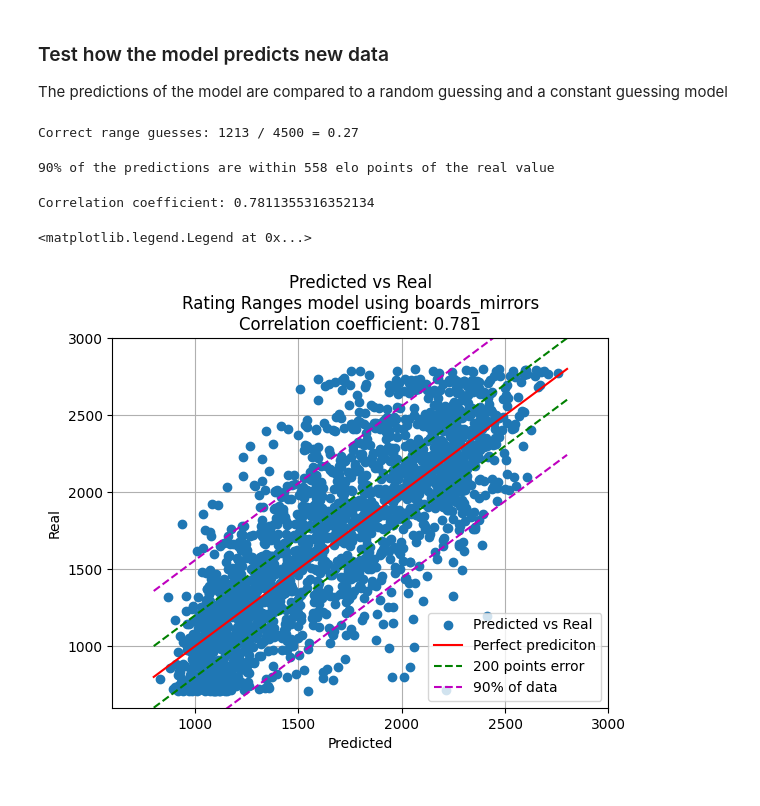
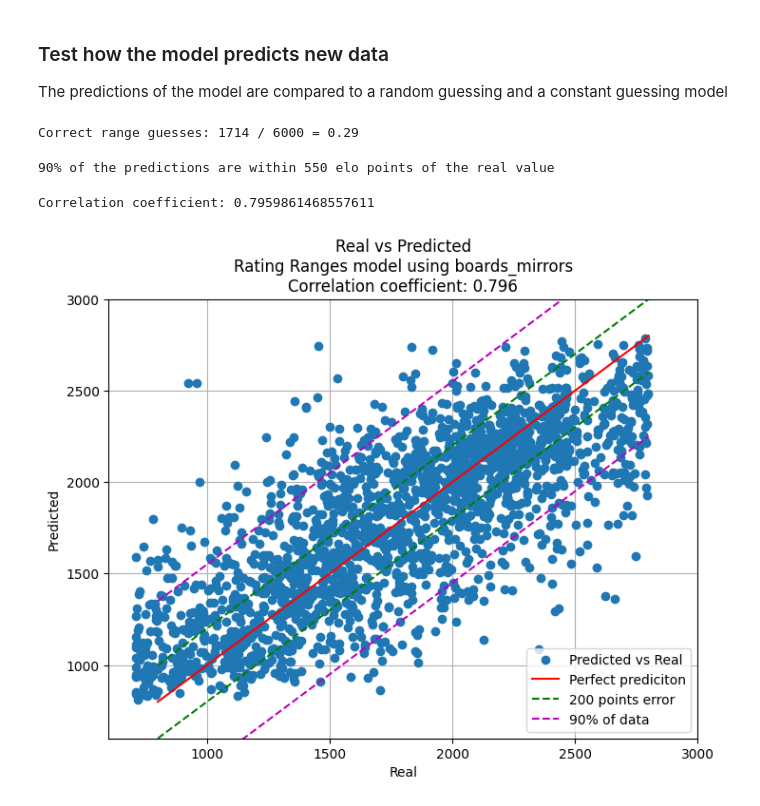
Before and after one commit to HliasOuzounis/Ai-Guess-the-elo, a Jupyter notebook: models/rating_ranges/lstm_train_rating_ranges.ipynb, the cells around one changed output. Saved outputs shown, nothing was run; the diff lists cells and outputs as text; code cells hidden in the pictures.

Commit message:
trained on 20000 games

```diff
--- a/models/rating_ranges/lstm_train_rating_ranges.ipynb
+++ b/models/rating_ranges/lstm_train_rating_ranges.ipynb
@@ -12,25 +12,25 @@ dataset_path = "../../datasets/"
 positions, elo1 = torch.load(
     dataset_path + f"positions/all_{position_type}_0-2000.pt")
 
-positions_1000 = [positions[i * 2000 : i * 2000 + 1500] for i in range(0, 10)]
-positions = sum(positions_1000, [])
+# positions_1000 = [positions[i * 2000 : i * 2000 + 1500] for i in range(0, 10)]
+# positions = sum(positions_1000, [])
 
-elo_1000 = [elo1[i * 2000 : i * 2000 + 1500] for i in range(0, 10)]
-elo1 = sum(elo_1000, [])
+# elo_1000 = [elo1[i * 2000 : i * 2000 + 1500] for i in range(0, 10)]
+# elo1 = sum(elo_1000, [])
 
 
 game_analysis1 = torch.load(dataset_path + "analysis/all_analysis_0-500.pt")
 game_analysis2 = torch.load(dataset_path + "analysis/all_analysis_500-1000.pt")
 game_analysis3 = torch.load(dataset_path + "analysis/all_analysis_1000-1500.pt")
-# game_analysis4 = torch.load(dataset_path + "analysis/all_analysis_1500-2000.pt")
+game_analysis4 = torch.load(dataset_path + "analysis/all_analysis_1500-2000.pt")
 
 analysis = []
 elo2 = []
 for i in range(10):
     analysis += game_analysis1[0][i * 500: (i + 1) * 500] + game_analysis2[0][i * 500: (
-        i + 1) * 500] + game_analysis3[0][i * 500: (i + 1) * 500] #+ game_analysis4[0][i * 500: (i + 1) * 500]
+        i + 1) * 500] + game_analysis3[0][i * 500: (i + 1) * 500] + game_analysis4[0][i * 500: (i + 1) * 500]
     elo2 += game_analysis1[1][i * 500: (i + 1) * 500] + game_analysis2[1][i * 500: (
-        i + 1) * 500] + game_analysis3[1][i * 500: (i + 1) * 500] #+ game_analysis4[1][i * 500: (i + 1) * 500]
+        i + 1) * 500] + game_analysis3[1][i * 500: (i + 1) * 500] + game_analysis4[1][i * 500: (i + 1) * 500]
 
 print(len(analysis))
 print(len(positions))
@@ -197,7 +191,7 @@ for x, y in zip(x_test, y_test):
 
 print(f"Correct range guesses: {c} / {len(x_test) * 2} = {c / (len(x_test) * 2):.2f}")
 # %% [output]
-Correct range guesses: 1213 / 4500 = 0.27
+Correct range guesses: 1714 / 6000 = 0.29
 # %%
 differenes = [abs(p - r) for p, r in zip(predictions, real_values)]
 sorted_differences = sorted(differenes)
@@ -206,31 +200,39 @@ nintieth_percentile = int(len(sorted_differences) * 0.90)
 diff = round(sorted_differences[nintieth_percentile], 2)
 print(f"90% of the predictions are within {diff} elo points of the real value")
 # %% [output]
-90% of the predictions are within 558 elo points of the real value
+90% of the predictions are within 550 elo points of the real value
 # %%
-plt.plot(predictions[:2000], real_values[:2000], 'o', label="Predicted vs Real")
+fig = plt.figure(figsize=(8, 6))
+axs = fig.add_subplot(111)
 
-plt.plot([800, 2800], [800, 2800], 'r-', label="Perfect prediciton") # the closer to this line the better
-plt.plot([800, 2800], [600, 2600], 'g--', label="200 points error")
-plt.plot([800, 2800], [1000, 3000], 'g--', label="") # these two lines show acceptable error (200 elo)
 
-plt.plot([800, 2800], [800 + diff, 2800 + diff], 'm--', label="90% of data")
-plt.plot([800, 2800], [800 - diff, 2800 - diff], 'm--', label="") # these two lines encompas 90% of the data
+axs.plot(real_values[:2000], predictions[:2000], 'o', label="Predicted vs Real")
 
-plt.title("Predicted vs Real: Rating Ranges model")
-plt.xlabel("Predicted")
-plt.ylabel("Real")
+axs.plot([800, 2800], [800, 2800], 'r-', label="Perfect prediciton") # the closer to this line the better
+axs.plot([800, 2800], [600, 2600], 'g--', label="200 points error")
+axs.plot([800, 2800], [1000, 3000], 'g--', label="") # these two lines show acceptable error (200 elo)
+
+axs.plot([800, 2800], [800 + diff, 2800 + diff], 'm--', label="90% of data")
+axs.plot([800, 2800], [800 - diff, 2800 - diff], 'm--', label="") # these two lines encompas 90% of the data
+
 
 from scipy.stats import pearsonr
-corr_coeff, _p = pearsonr(predictions, real_values)
+corr_coeff, _p = pearsonr(real_values, predictions)
 print(f"Correlation coefficient: {corr_coeff}")
 
-plt.title(f"Predicted vs Real\nRating Ranges model using {position_type}\nCorrelation coefficient: {corr_coeff:.3f}")
-plt.xlim(600, 3000)
-plt.ylim(600, 3000)
-plt.grid()
-plt.legend()
+axs.set_title(f"Real vs Predicted\nRating Ranges model using {position_type}\nCorrelation coefficient: {corr_coeff:.3f}")
+
+axs.set_xlabel("Real")
+axs.set_ylabel("Predicted")
+
+axs.set_xlim(600, 3000)
+axs.set_ylim(600, 3000)
+
+axs.grid()
+axs.legend()
+
+# fig.savefig(f"../loss_plots/rating_ranges_{position_type}_predictions.png")
+plt.show()
 # %% [output]
-Correlation coefficient: 0.7811355316352134
+Correlation coefficient: 0.7959861468557611
-<matplotlib.legend.Legend at 0x...>
-[figure, old version]
+[figure, new version]
```
Also changed, not shown: parts of 10 cells of this notebook, 7 other files.
